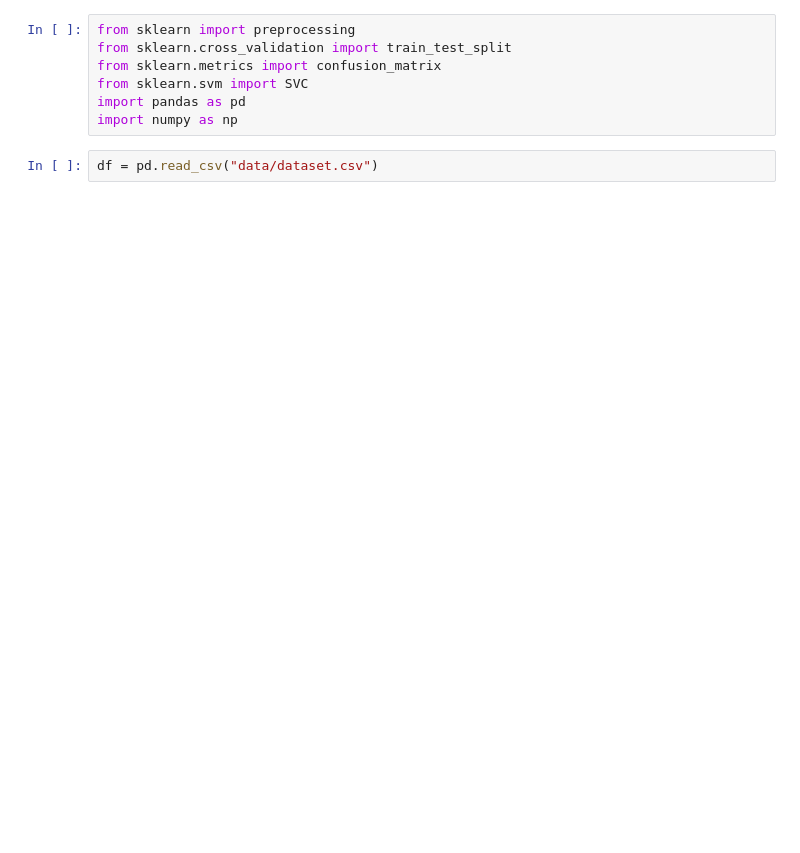
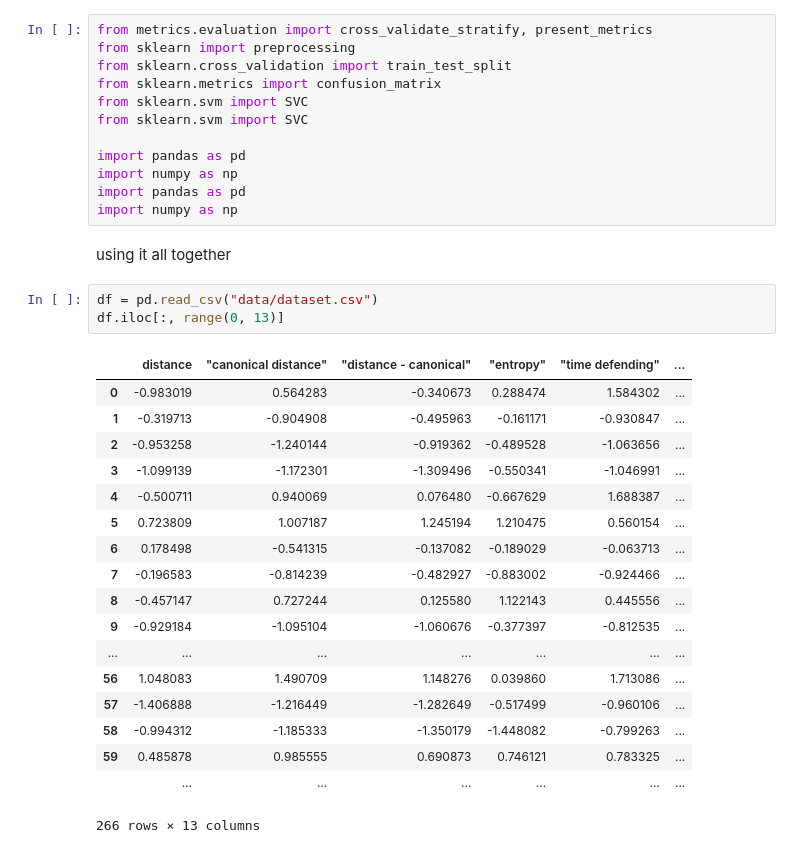
Before and after one commit to rjesteban/defensive-play-classifier, a Jupyter notebook: Final output.ipynb, the cells around one changed output. Drawn from its saved outputs; the diff is of its cells as text; blank space fills up the shorter version.

```diff
--- a/Final output.ipynb
+++ b/Final output.ipynb
@@ -1,12 +1,39 @@
 # %%
+from metrics.evaluation import cross_validate_stratify, present_metrics
 from sklearn import preprocessing
 from sklearn.cross_validation import train_test_split
 from sklearn.metrics import confusion_matrix
 from sklearn.svm import SVC
+from sklearn.svm import SVC
+
 import pandas as pd
 import numpy as np
+import pandas as pd
+import numpy as np
+# %% [markdown]
+using it all together
 # %%
 df = pd.read_csv("data/dataset.csv")
+df.iloc[:, range(0, 13)]
+# %% [output]
+|  | distance | "canonical distance" | "distance - canonical" | "entropy" | "time defending" | ... |
+| 0 | -0.983019 | 0.564283 | -0.340673 | 0.288474 | 1.584302 | ... |
+| 1 | -0.319713 | -0.904908 | -0.495963 | -0.161171 | -0.930847 | ... |
+| 2 | -0.953258 | -1.240144 | -0.919362 | -0.489528 | -1.063656 | ... |
+| 3 | -1.099139 | -1.172301 | -1.309496 | -0.550341 | -1.046991 | ... |
+| 4 | -0.500711 | 0.940069 | 0.076480 | -0.667629 | 1.688387 | ... |
+| 5 | 0.723809 | 1.007187 | 1.245194 | 1.210475 | 0.560154 | ... |
+| 6 | 0.178498 | -0.541315 | -0.137082 | -0.189029 | -0.063713 | ... |
+| 7 | -0.196583 | -0.814239 | -0.482927 | -0.883002 | -0.924466 | ... |
+| 8 | -0.457147 | 0.727244 | 0.125580 | 1.122143 | 0.445556 | ... |
+| 9 | -0.929184 | -1.095104 | -1.060676 | -0.377397 | -0.812535 | ... |
+| ... | ... | ... | ... | ... | ... | ... |
+| 56 | 1.048083 | 1.490709 | 1.148276 | 0.039860 | 1.713086 | ... |
+| 57 | -1.406888 | -1.216449 | -1.282649 | -0.517499 | -0.960106 | ... |
+| 58 | -0.994312 | -1.185333 | -1.350179 | -1.448082 | -0.799263 | ... |
+| 59 | 0.485878 | 0.985555 | 0.690873 | 0.746121 | 0.783325 | ... |
+|  | ... | ... | ... | ... | ... | ... |
+266 rows × 13 columns
 # %%
 # best_model_sensitivity_index = 0  # best model that can classify man  (+1)
 # best_model_specificity_index = 0  # best model that can classify zone (-1)
```
Also changed, not shown: parts of 2 cells of this notebook, 5 other files.
